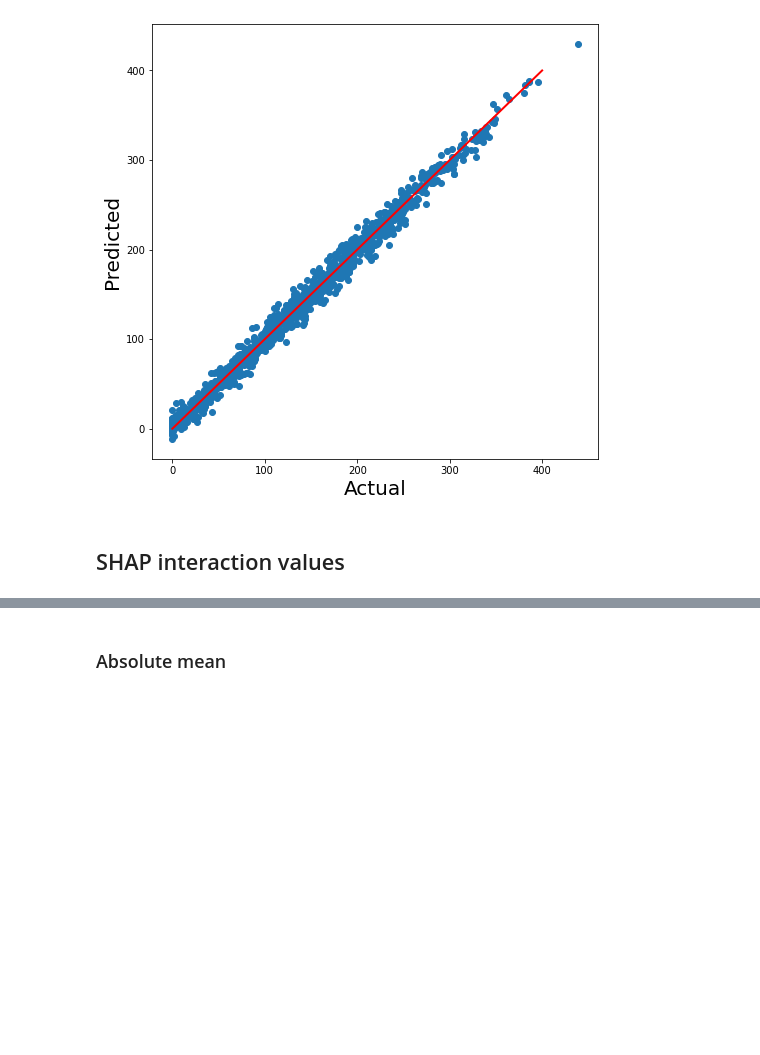
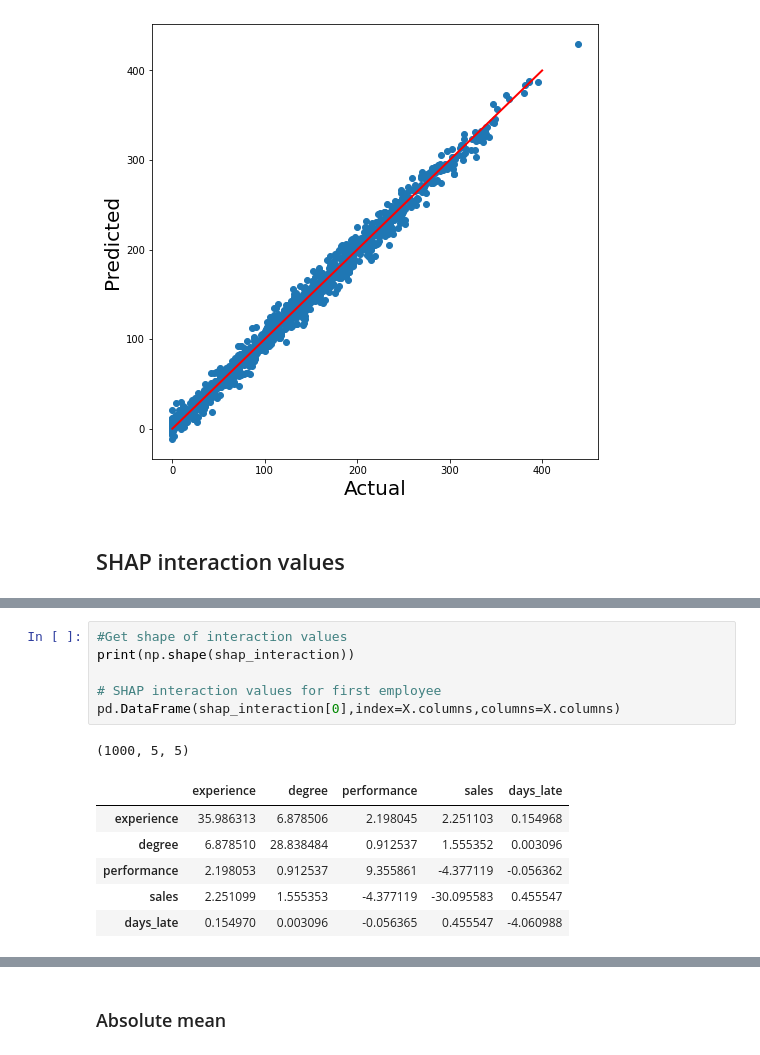
Before and after one commit to conorosully/medium-articles, a Jupyter notebook: src/shap_interaction.ipynb, the cells around one changed output, grey strips where cells are left out. Drawn from its saved outputs; the diff is of its cells as text; blank space fills up the shorter version.

```diff
--- a/src/shap_interaction.ipynb
+++ b/src/shap_interaction.ipynb
@@ -71,3 +68,17 @@ np.shape(shap_interaction)
 # %% [output]
 ntree_limit is deprecated, use `iteration_range` or model slicing instead.
 (1000, 5, 5)
+# %%
+#Get shape of interaction values
+print(np.shape(shap_interaction))
+
+# SHAP interaction values for first employee
+pd.DataFrame(shap_interaction[0],index=X.columns,columns=X.columns)
+# %% [output]
+(1000, 5, 5)
+|  | experience | degree | performance | sales | days_late |
+| experience | 35.986313 | 6.878506 | 2.198045 | 2.251103 | 0.154968 |
+| degree | 6.878510 | 28.838484 | 0.912537 | 1.555352 | 0.003096 |
+| performance | 2.198053 | 0.912537 | 9.355861 | -4.377119 | -0.056362 |
+| sales | 2.251099 | 1.555353 | -4.377119 | -30.095583 | 0.455547 |
+| days_late | 0.154970 | 0.003096 | -0.056365 | 0.455547 | -4.060988 |
```
Also changed, not shown: parts of 3 cells of this notebook.
